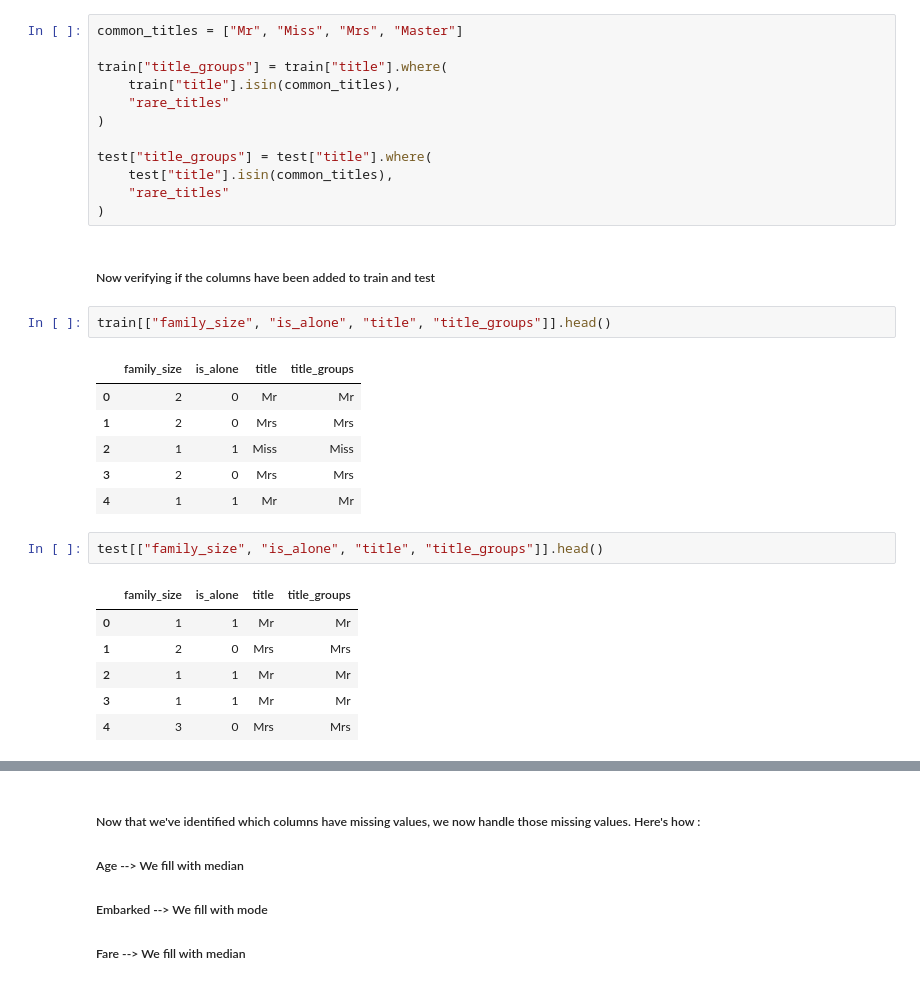
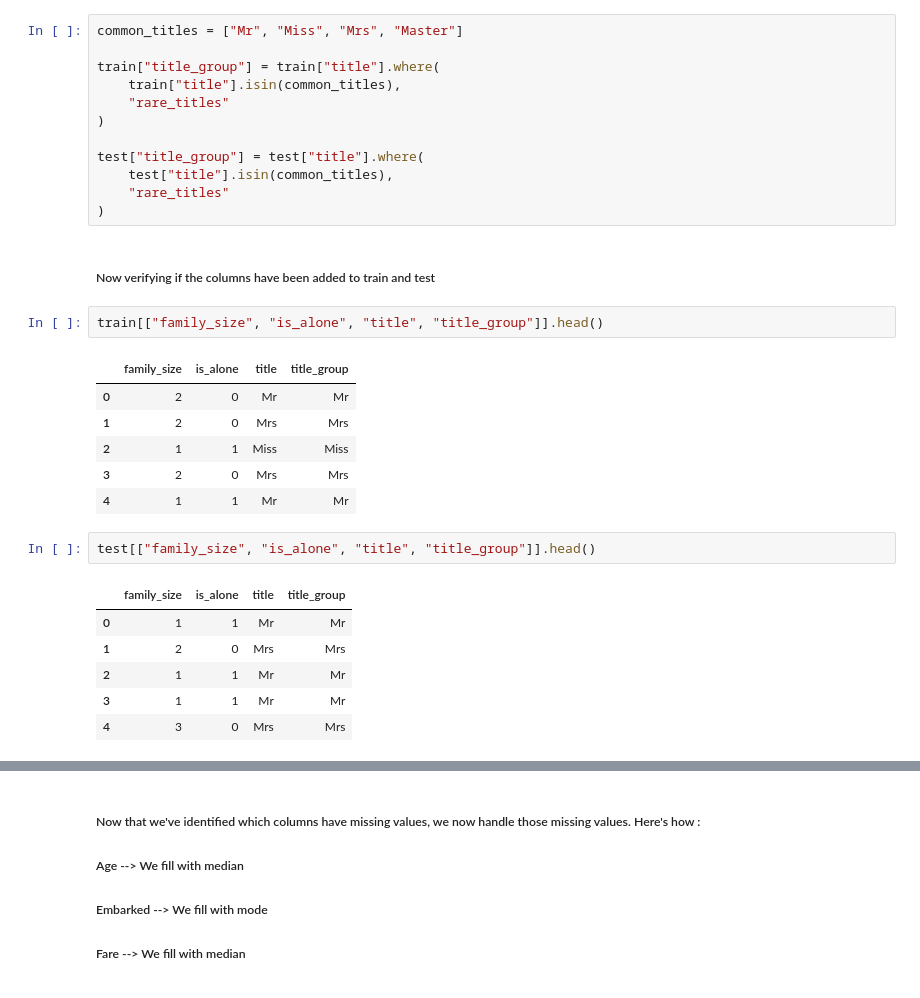
Before and after one commit to Sid1813/kaggle, a Jupyter notebook: Titanic - Machine Learning from Disaster/model_versions/titanic_v4.ipynb, the cells around one changed output, grey strips where cells are left out. Cells and saved outputs as stored; diff of their text form.

```diff
--- a/Titanic - Machine Learning from Disaster/model_versions/titanic_v4.ipynb
+++ b/Titanic - Machine Learning from Disaster/model_versions/titanic_v4.ipynb
@@ -489,30 +489,30 @@ test["title"] = test["Name"].str.extract(r",\s*([^.]*)\.")
 # %%
 common_titles = ["Mr", "Miss", "Mrs", "Master"]
 
-train["title_groups"] = train["title"].where(
+train["title_group"] = train["title"].where(
     train["title"].isin(common_titles),
     "rare_titles"
 )
 
-test["title_groups"] = test["title"].where(
+test["title_group"] = test["title"].where(
     test["title"].isin(common_titles),
     "rare_titles"
 )
 # %% [markdown]
 ##### Now verifying if the columns have been added to train and test
 # %%
-train[["family_size", "is_alone", "title", "title_groups"]].head()
+train[["family_size", "is_alone", "title", "title_group"]].head()
 # %% [output]
-|  | family_size | is_alone | title | title_groups |
+|  | family_size | is_alone | title | title_group |
 | 0 | 2 | 0 | Mr | Mr |
 | 1 | 2 | 0 | Mrs | Mrs |
 | 2 | 1 | 1 | Miss | Miss |
 | 3 | 2 | 0 | Mrs | Mrs |
 | 4 | 1 | 1 | Mr | Mr |
 # %%
-test[["family_size", "is_alone", "title", "title_groups"]].head()
+test[["family_size", "is_alone", "title", "title_group"]].head()
 # %% [output]
-|  | family_size | is_alone | title | title_groups |
+|  | family_size | is_alone | title | title_group |
 | 0 | 1 | 1 | Mr | Mr |
 | 1 | 2 | 0 | Mrs | Mrs |
 | 2 | 1 | 1 | Mr | Mr |
```
Also changed, not shown: parts of 20 cells of this notebook.
